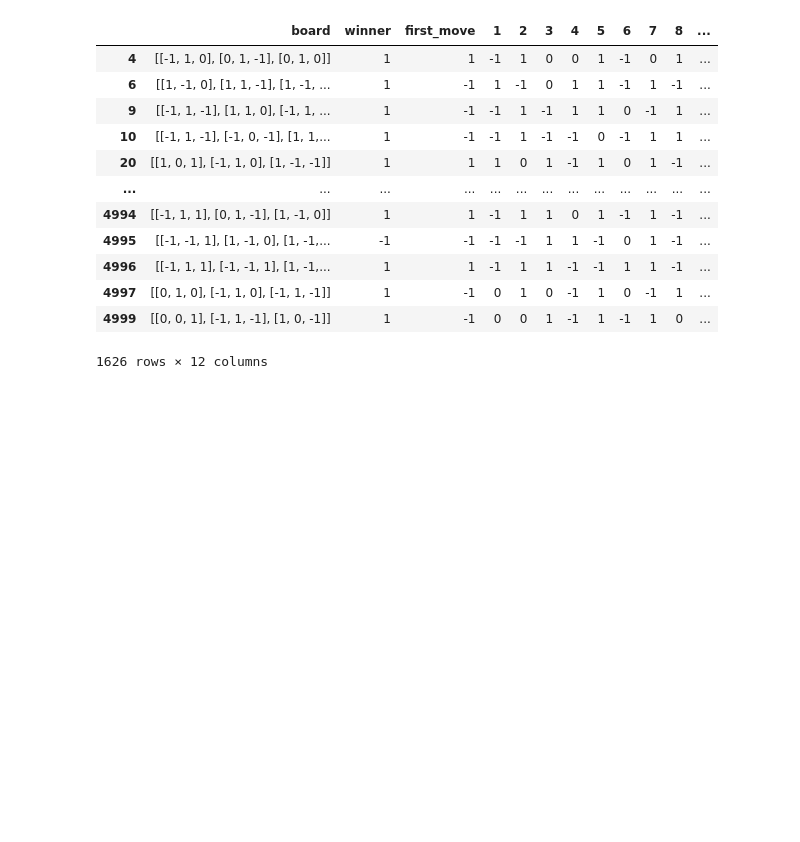
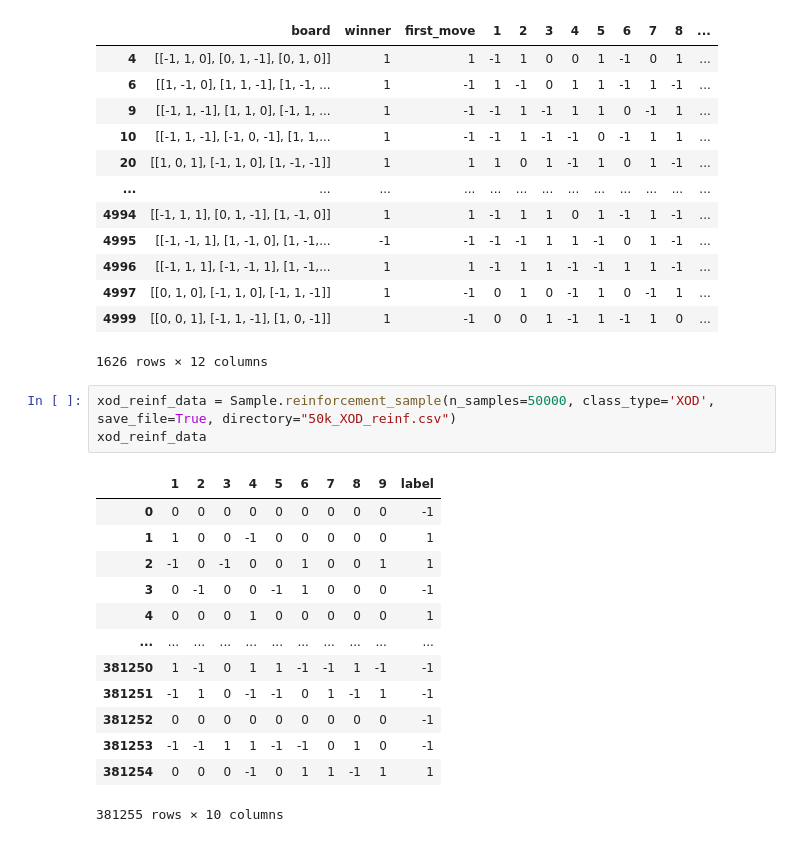
Before and after one commit to ScruffyTheMoose/TTT_ML, a Jupyter notebook: data/sample_generator.ipynb, the cells around one changed output. Drawn from its saved outputs; the diff is of its cells as text; blank space fills up the shorter version.

```diff
--- a/data/sample_generator.ipynb
+++ b/data/sample_generator.ipynb
@@ -38,3 +38,20 @@ full_mixed_dataset.loc[full_mixed_dataset["winner"] != 0]
 | 4997 | [[0, 1, 0], [-1, 1, 0], [-1, 1, -1]] | 1 | -1 | 0 | 1 | 0 | -1 | 1 | 0 | -1 | 1 | ... |
 | 4999 | [[0, 0, 1], [-1, 1, -1], [1, 0, -1]] | 1 | -1 | 0 | 0 | 1 | -1 | 1 | -1 | 1 | 0 | ... |
 1626 rows × 12 columns
+# %%
+xod_reinf_data = Sample.reinforcement_sample(n_samples=50000, class_type='XOD', save_file=True, directory="50k_XOD_reinf.csv")
+xod_reinf_data
+# %% [output]
+|  | 1 | 2 | 3 | 4 | 5 | 6 | 7 | 8 | 9 | label |
+| 0 | 0 | 0 | 0 | 0 | 0 | 0 | 0 | 0 | 0 | -1 |
+| 1 | 1 | 0 | 0 | -1 | 0 | 0 | 0 | 0 | 0 | 1 |
+| 2 | -1 | 0 | -1 | 0 | 0 | 1 | 0 | 0 | 1 | 1 |
+| 3 | 0 | -1 | 0 | 0 | -1 | 1 | 0 | 0 | 0 | -1 |
+| 4 | 0 | 0 | 0 | 1 | 0 | 0 | 0 | 0 | 0 | 1 |
+| ... | ... | ... | ... | ... | ... | ... | ... | ... | ... | ... |
+| 381250 | 1 | -1 | 0 | 1 | 1 | -1 | -1 | 1 | -1 | -1 |
+| 381251 | -1 | 1 | 0 | -1 | -1 | 0 | 1 | -1 | 1 | -1 |
+| 381252 | 0 | 0 | 0 | 0 | 0 | 0 | 0 | 0 | 0 | -1 |
+| 381253 | -1 | -1 | 1 | 1 | -1 | -1 | 0 | 1 | 0 | -1 |
+| 381254 | 0 | 0 | 0 | -1 | 0 | 1 | 1 | -1 | 1 | 1 |
+381255 rows × 10 columns
```
Also changed, not shown: parts of 6 cells of this notebook, 7 other files.
